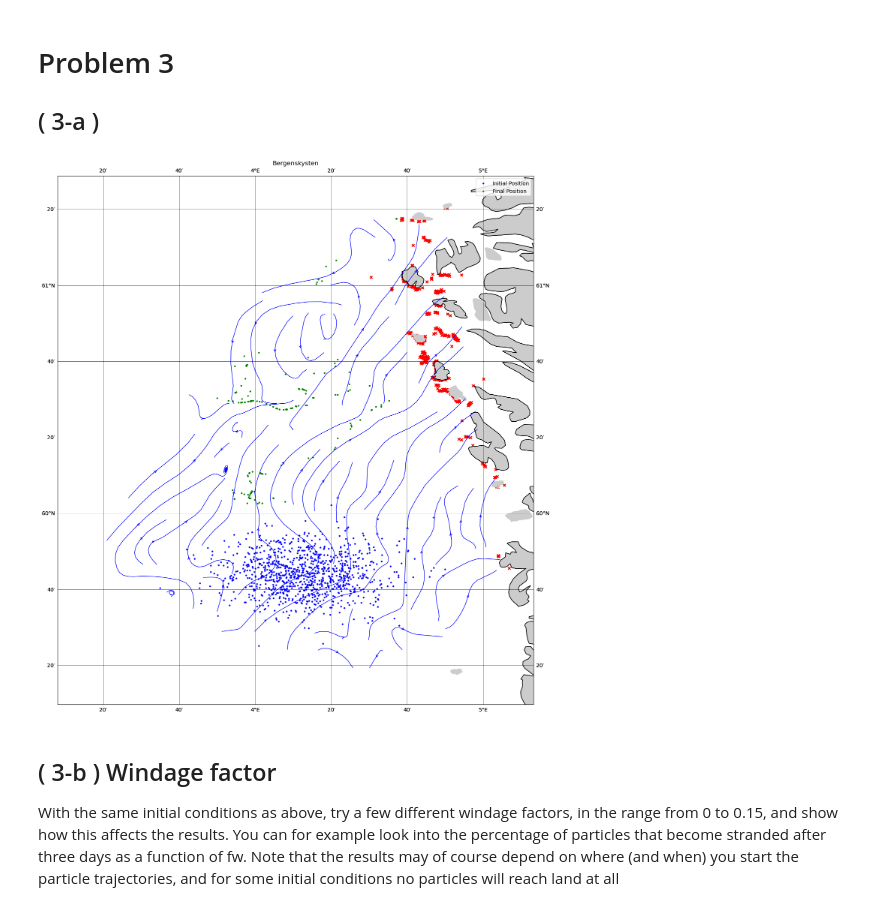
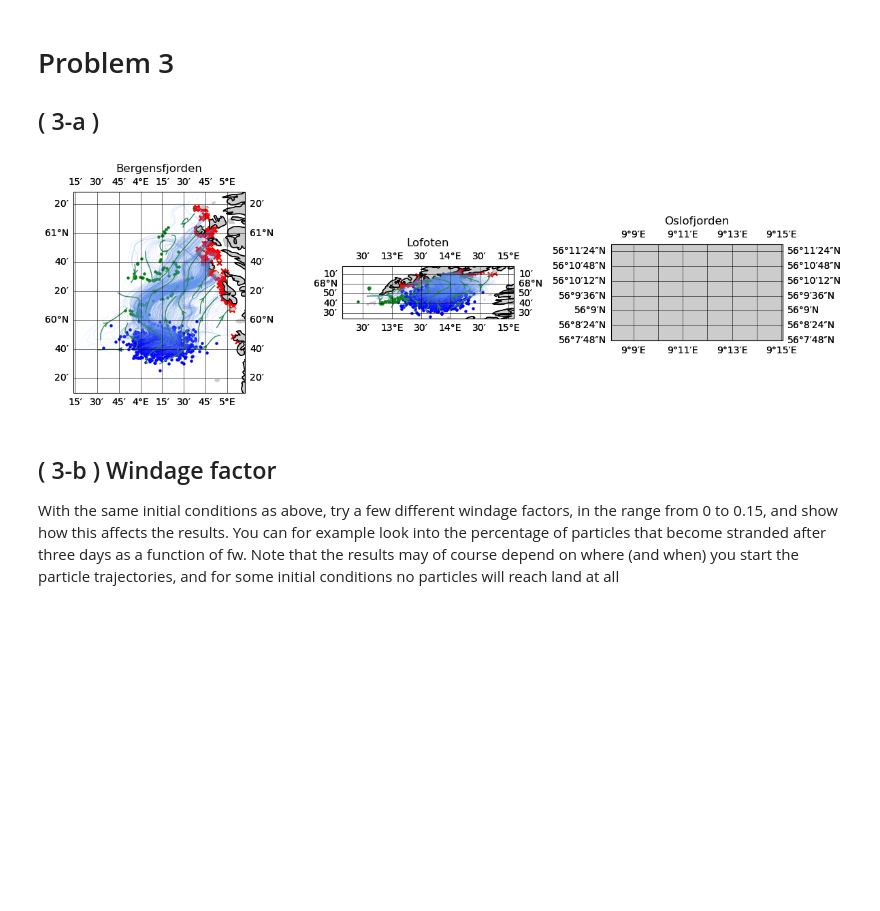
Before and after one commit to TrymSaether/Particle-transport-with-ocean-currents, a Jupyter notebook: eksempelkode.ipynb, the cells around one changed output. Cells and saved outputs as stored; diff of their text form; code cells hidden in the pictures; blank space fills up the shorter version.

```diff
--- a/eksempelkode.ipynb
+++ b/eksempelkode.ipynb
@@ -238,7 +238,7 @@ class Trajectory:
         ax.set_aspect("equal")
         return ax
 
-    def scatter(self, ax=None, t=0, **kwargs):
+    def scatter(self, ax=None, t=0,label='',**kwargs):
         X, Y = self.get_XY()
         if ax is None:
             fig, ax = plt.subplots()
@@ -692,30 +771,60 @@ plt.show()
 # Problem 3
 
 ## ( 3-a )
+# %%
+streamplot_params = {
+    "color": "seagreen",
+    "density": 0.5,
+    "linewidth": 1,
+    "arrowsize": 1,
+    "arrowstyle": "->",
+}
+plot_params = {
+    "color": "cornflowerblue",
+    "alpha" : 0.5,
+    "linewidth": 0.1
+}
 # %%
 d = xr.open_dataset("data/NorKyst-800m.nc")
 f = Interpolator(dataset=d)
 
 Np=1000
 days = 5
 T = [0, days * 24 * 3600]
 dt=3600
 mode = "map"
 loc, scale = [250000, 460000], 10000
 
-fig, ax = plt.subplots(1,1,figsize=(15, 15), subplot_kw={"projection": ccrs.PlateCarree()})
+fig, ax = plt.subplots(1,3,figsize=(12, 12), subplot_kw={"projection": ccrs.PlateCarree()})
 traj_bergen = Trajectory(T=T, dt=dt, Np=Np, mode=mode, loc=loc, scale=scale, check_land=True)
 traj_bergen(f)
-traj_bergen.init_map(ax, **plot_params)
-traj_bergen.streamplot(ax, **streamplot_params)
-traj_bergen.scatter(ax, t=0, **{"label": "Initial Position", "color": "blue", "s": 5})
-traj_bergen.scatter(ax, t=-1, **{"label": "Final Position", "color": "green", "s": 5})
-ax.set_title("Bergenskysten")
-ax.legend()
+traj_bergen.init_map(ax[0], **plot_params)
+traj_bergen.streamplot(ax[0], **streamplot_params)
+traj_bergen.scatter(ax[0], t=0, **{"label": "Initial Position", "color": "blue", "s": 5})
+traj_bergen.scatter(ax[0], t=-1, **{"label": "Final Position", "color": "green", "s": 5})
+ax[0].set_title("Bergensfjorden")
+
+loc, scale = [1240000, 480000], 10000
+traj_lofoten = Trajectory(T=T, dt=dt, Np=Np, mode=mode, loc=loc, scale=scale, check_land=True)
+traj_lofoten(f)
+traj_lofoten.init_map(ax[1], **plot_params)
+traj_lofoten.streamplot(ax[1], **streamplot_params)
+traj_lofoten.scatter(ax[1], t=0, **{"label": "Initial Position", "color": "blue", "s": 5})
+traj_lofoten.scatter(ax[1], t=-1, **{"label": "Final Position", "color": "green", "s": 5})
+ax[1].set_title("Lofoten")
+
+loc, scale = [25000, 14000], 1000
+traj_oslo = Trajectory(T=T, dt=dt, Np=Np, mode=mode, loc=loc, scale=scale, check_land=True)
+traj_oslo(f)
+traj_oslo.init_map(ax[2], **plot_params)
+traj_oslo.streamplot(ax[2], **streamplot_params)
+traj_oslo.scatter(ax[2], t=0, **{"label": "Initial Position", "color": "blue", "s": 5})
+traj_oslo.scatter(ax[2], t=-1, **{"label": "Final Position", "color": "green", "s": 5})
+ax[2].set_title("Oslofjorden")
 plt.tight_layout()
 plt.show()
 # %% [output]
-[figure, old version]
+[figure, new version]
 # %% [markdown]
 ## ( 3-b ) Windage factor
 
```
Also changed, not shown: parts of 11 cells of this notebook.
